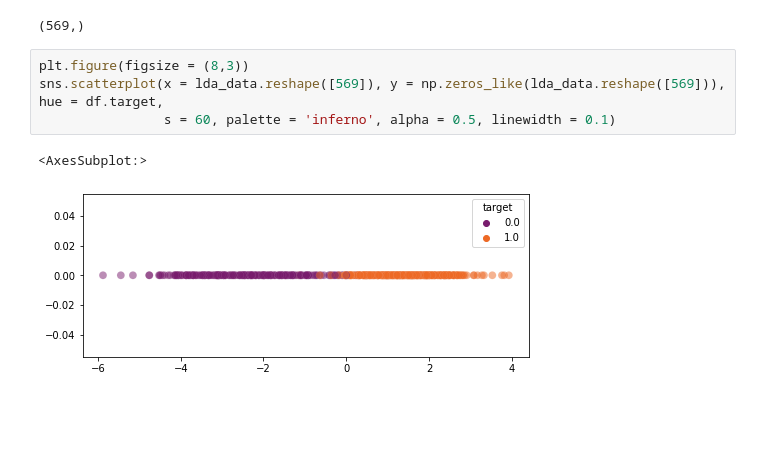
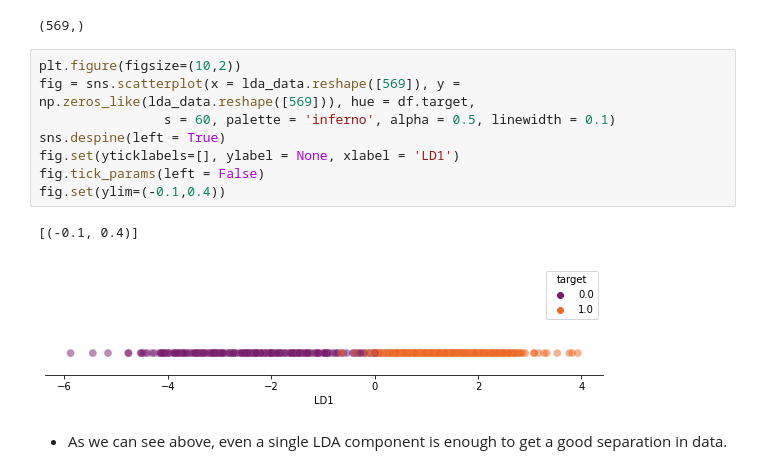
Before and after one commit to faheemrajwadkar/Dimensionality-Reduction, a Jupyter notebook: Dimensionality Reduction Techniques.ipynb, the cells around one changed output. Drawn from its saved outputs; the diff is of its cells as text; blank space fills up the shorter version.

```diff
--- a/Dimensionality Reduction Techniques.ipynb
+++ b/Dimensionality Reduction Techniques.ipynb
@@ -198,9 +195,15 @@ lda_data.reshape([569]).shape
 # %% [output]
 (569,)
 # %%
-plt.figure(figsize = (8,3))
-sns.scatterplot(x = lda_data.reshape([569]), y = np.zeros_like(lda_data.reshape([569])), hue = df.target,
+plt.figure(figsize=(10,2))
+fig = sns.scatterplot(x = lda_data.reshape([569]), y = np.zeros_like(lda_data.reshape([569])), hue = df.target,
                 s = 60, palette = 'inferno', alpha = 0.5, linewidth = 0.1)
+sns.despine(left = True)
+fig.set(yticklabels=[], ylabel = None, xlabel = 'LD1')
+fig.tick_params(left = False)
+fig.set(ylim=(-0.1,0.4))
 # %% [output]
-<AxesSubplot:>
+[(-0.1, 0.4)]
-[figure, old version]
+[figure, new version]
+# %% [markdown]
+- As we can see above, even a single LDA component is enough to get a good separation in data.
```
Also changed, not shown: parts of 19 cells of this notebook.
